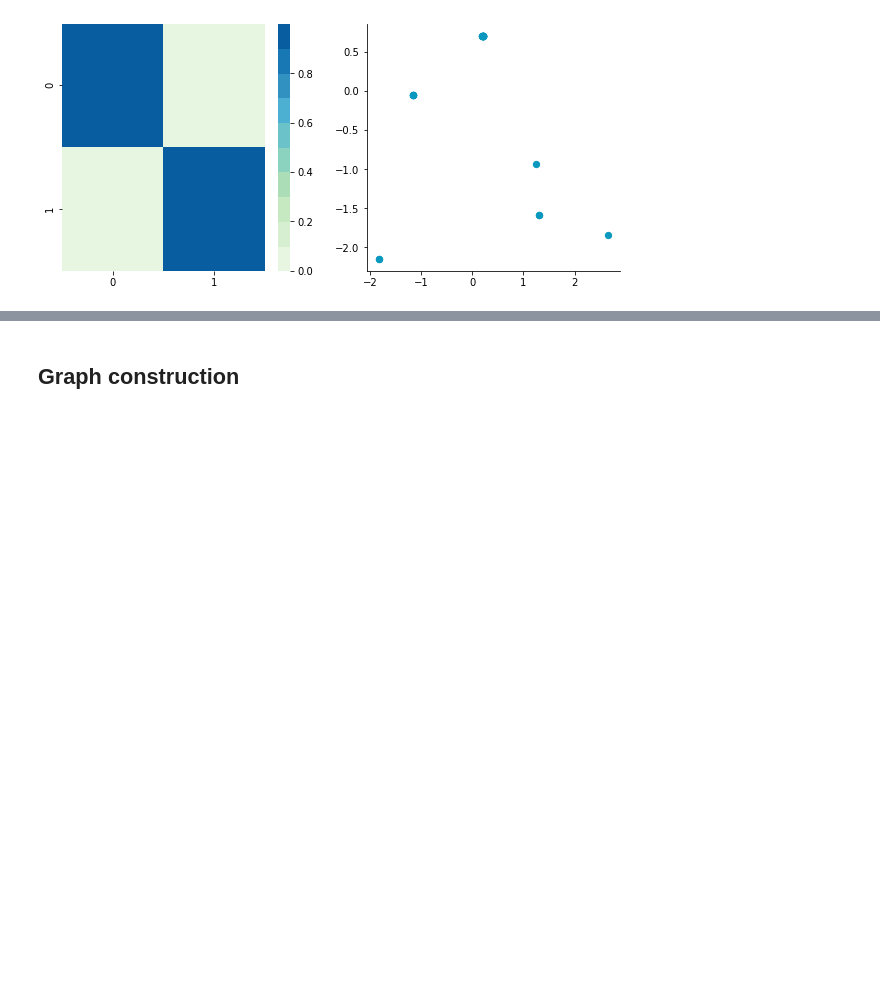
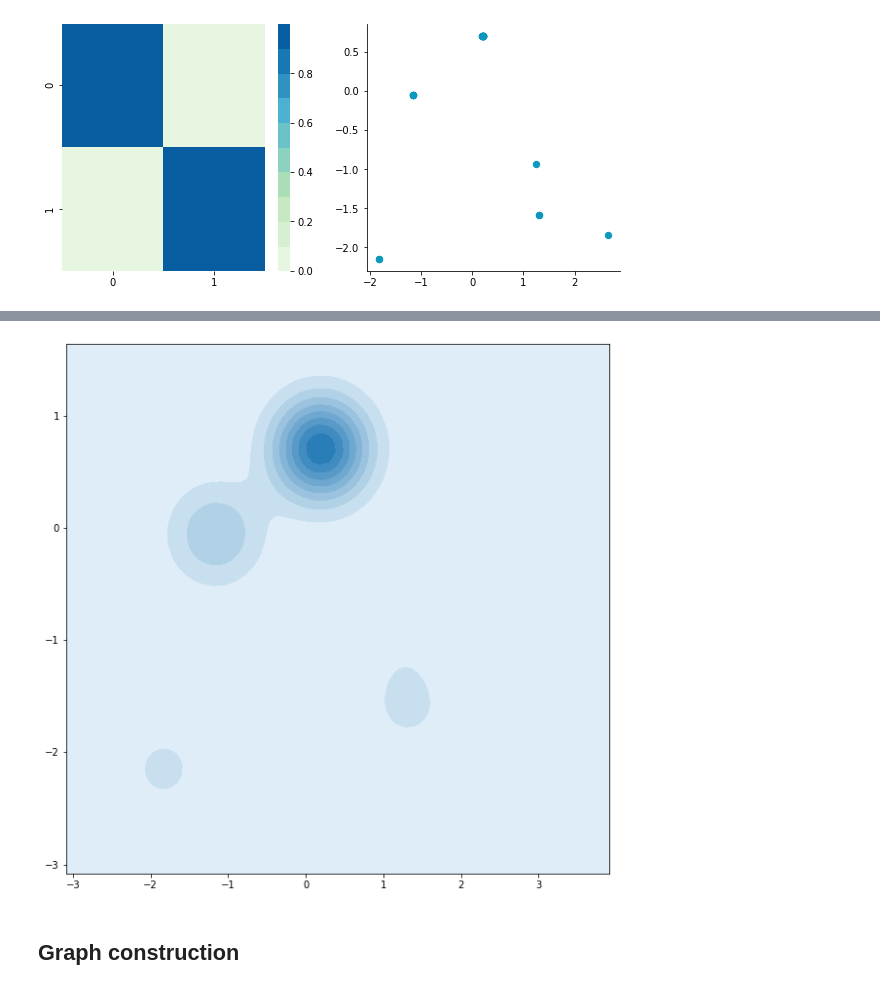
Before and after one commit to GAnagno/Social-Web, a Jupyter notebook: Spectral Map.ipynb, the cells around one changed output, grey strips where cells are left out. Saved outputs shown, nothing was run; the diff lists cells and outputs as text; code cells hidden in the pictures; blank space fills up the shorter version.

```diff
--- a/Spectral Map.ipynb
+++ b/Spectral Map.ipynb
@@ -287,3 +284,7 @@ plt.close()
+# %%
+sns.kdeplot(B[:,0], B[:,1], shade=True);
+# %% [output]
+[figure, added]
 # %% [markdown]
 ## Graph construction
 # %%
```
Also changed, not shown: parts of 63 cells of this notebook.
